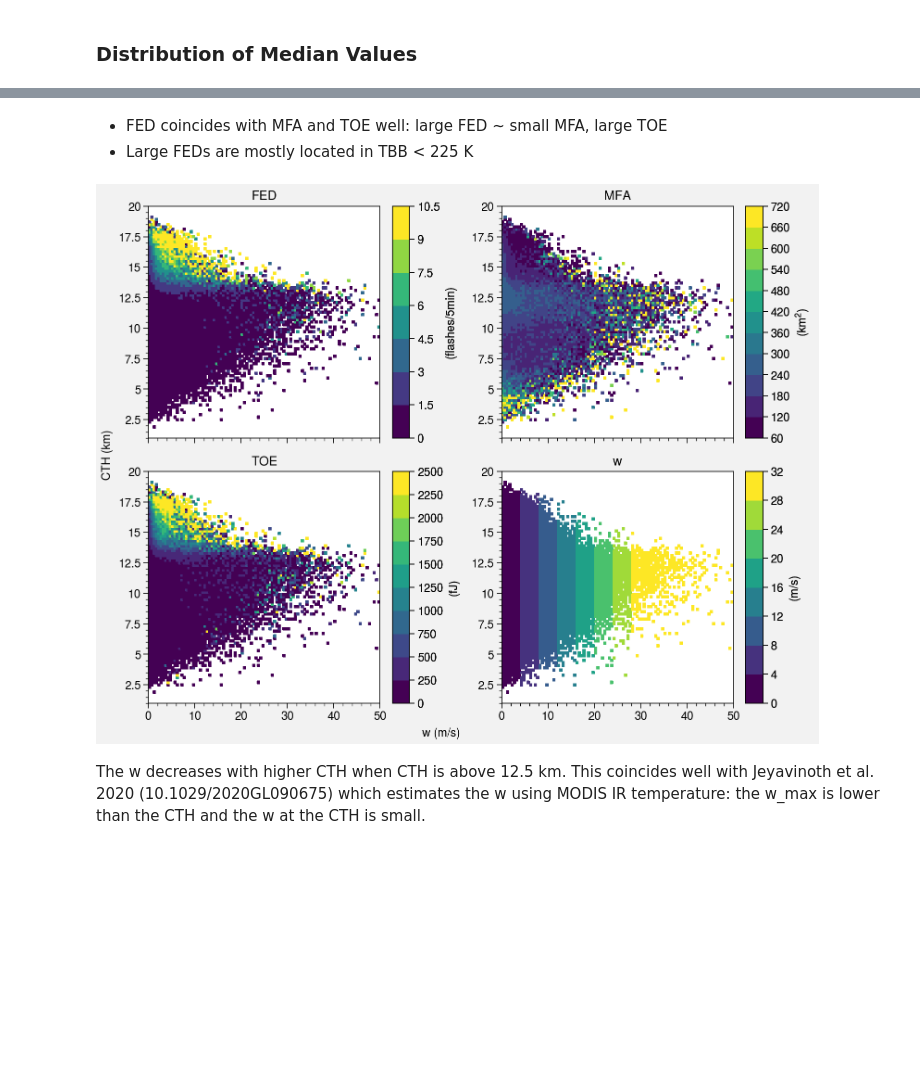
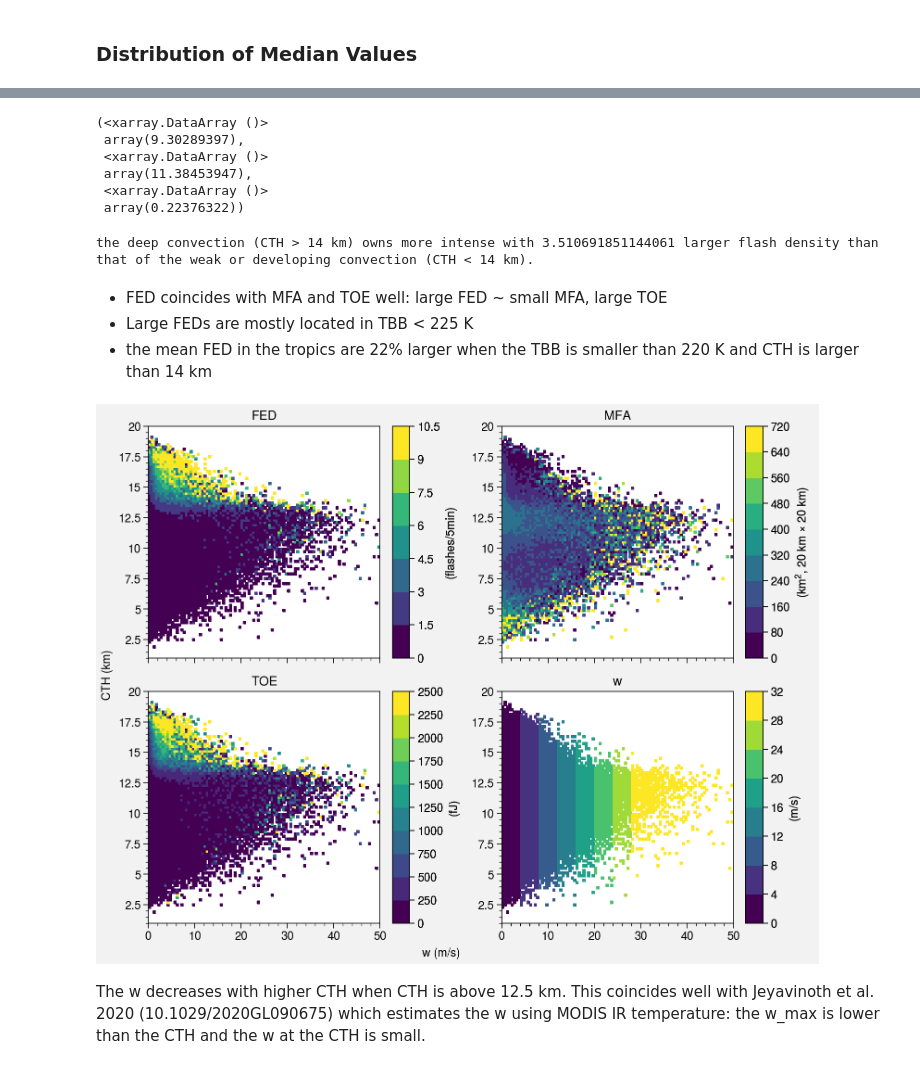
Before and after one commit to zxdawn/Xin_RS_2021_GOES_lightning, a Jupyter notebook: notebooks/relationships.ipynb, the cells around one changed output, grey strips where cells are left out. Saved outputs shown, nothing was run; the diff lists cells and outputs as text; code cells hidden in the pictures; blank space fills up the shorter version.

```diff
--- a/notebooks/relationships.ipynb
+++ b/notebooks/relationships.ipynb
@@ -189,7 +188,7 @@ def plot_stats(ax, x, y, stats, colorbar_label, levels, cmap='viridis',
 fig, axs = plot.subplots(ncols=2, nrows=3, sharey=1)
 
 gml_vars = {'flash_extent_density': ['FED', 'flashes/5min'],
-            'minimum_flash_area': ['MFA', 'km$^2$'],
+            'minimum_flash_area': ['MFA', r'km$^2$, 20 km $\times$ 20 km'],
 #             'average_flash_area': ['AFA', 'km$^2$'],
             'total_energy': ['TOE', 'fJ'],
             'w': ['w', 'm/s'],
@@ -200,6 +199,7 @@ for idx,var in enumerate(gml_vars.items()):
     # stats, cth_edge, tbb_edge = bin_stats(df, relationship='cth-tbb', var_glm=var[0])
     x, y = np.meshgrid(tbb_edge, cth_edge)
     m = axs[idx].pcolormesh(x, y, stats,
+                            vmin=0,
                             vmax=np.nanpercentile(stats, 95),
                             cmap='viridis')
     axs[idx].colorbar([m], label=f'({var[1][1]})', labelsize=12)
@@ -215,16 +215,18 @@ for idx,var in enumerate(gml_vars.items()):
 stats, cth_edge, tbb_edge = bin_stats(df[df['lat']>23.5], relationship='cth-tbb', var_glm='flash_extent_density')
 x, y = np.meshgrid(tbb_edge, cth_edge)
 m = axs[-2].pcolormesh(x, y, stats,
-                   vmax=7.2,
-                   cmap='viridis')
+                       vmin=0,
+                       vmax=7.2,
+                       cmap='viridis')
 axs[-2].colorbar([m], labelsize=12, label='(flashes/5min)')
 axs[-2].format(title='FED (Mid-latitudes)', titlesize=15)
 
 stats, cth_edge, tbb_edge = bin_stats(df[df['lat']<23.5], relationship='cth-tbb', var_glm='flash_extent_density')
 x, y = np.meshgrid(tbb_edge, cth_edge)
 m = axs[-1].pcolormesh(x, y, stats,
-                   vmax=7.2,
-                   cmap='viridis')
+                       vmin=0,
+                       vmax=7.2,
+                       cmap='viridis')
 axs[-1].colorbar([m], labelsize=12, label='(flashes/5min)')
 axs[-1].format(title='FED (Tropics)', titlesize=15)
 
@@ -232,6 +234,10 @@ for ax in axs:
     ax.xaxis.label.set_size(12)
     ax.yaxis.label.set_size(12)
 
-axs.format(abc=True, abcstyle='(a)', abcloc='l', abcsize=12)
+if plot.__version__ > '0.7.0':
+    axs.format(abc='(a)', abcloc='l', abcsize=12)
+else:
+    axs.format(abc=True, abcstyle='(a)', abcloc='l', abcsize=12)
+
 fig.savefig('../figures/cth_tbb_glmvars.png')
 # %% [output]
@@ -239,22 +245,49 @@ fig.savefig('../figures/cth_tbb_glmvars.png')
+# %%
+stats_midlat, _, _ = bin_stats(df[df['lat']>23.5], relationship='cth-tbb', var_glm='flash_extent_density')
+stats_tropic, _, _ = bin_stats(df[df['lat']<23.5], relationship='cth-tbb', var_glm='flash_extent_density')
+
+FED_midlat = xr.DataArray(stats_midlat, dims=['cth', 'tbb'], coords=[cth_edge[1:], tbb_edge[:-1]])
+FED_tropic = xr.DataArray(stats_tropic, dims=['cth', 'tbb'], coords=[cth_edge[1:], tbb_edge[:-1]])
+
+mean_FED_midlat = FED_midlat.where((FED_midlat.cth>14)& (FED_midlat.tbb<200)).mean()
+mean_FED_tropic = FED_tropic.where((FED_tropic.cth>14) & (FED_tropic.tbb<200)).mean()
+
+mean_FED_midlat, mean_FED_tropic, (mean_FED_tropic-mean_FED_midlat)/mean_FED_midlat
+# %% [output]
+(<xarray.DataArray ()>
+ array(9.30289397),
+ <xarray.DataArray ()>
+ array(11.38453947),
+ <xarray.DataArray ()>
+ array(0.22376322))
+# %%
+print('the deep convection (CTH > 14 km) owns more intense with',
+      df[df['HT']>14]['flash_extent_density'].mean()/df[df['HT']<14]['flash_extent_density'].mean(),
+      'larger flash density than that of the weak or developing convection (CTH < 14 km).')
+# %% [output]
+the deep convection (CTH > 14 km) owns more intense with 3.510691851144061 larger flash density than that of the weak or developing convection (CTH < 14 km).
 # %% [markdown]
 - FED coincides with MFA and TOE well: large FED ~ small MFA, large TOE
 - Large FEDs are mostly located in TBB < 225 K
+- the mean FED in the tropics are 22% larger when the TBB is smaller than 220 K and CTH
+is larger than 14 km
 # %%
 fig, axs = plot.subplots(ncols=2, nrows=2, sharey=1)
 
 for idx,var in enumerate(gml_vars.items()):
     stats, cth_edge, w_edge = bin_stats(df, relationship='w-cth', var_glm=var[0])
     x, y = np.meshgrid(w_edge, cth_edge)
     m = axs[idx].pcolormesh(x, y, stats,
+                            vmin=0,
                             vmax=np.nanpercentile(stats, 95),
                             cmap='viridis')
     axs[idx].colorbar([m], label=f'({var[1][1]})')
     axs[idx].format(xlim=(0, 50), xminorticks=2,
                     ylim=(1, 20), yminorticks=0.5,
                     ylabel='CTH (km)', xlabel='w (m/s)',
                     title=var[1][0])
 # %% [output]
-[figure, old version]
+[figure, new version]
 # %% [markdown]
 The w decreases with higher CTH when CTH is above 12.5 km.
 This coincides well with Jeyavinoth et al. 2020 (10.1029/2020GL090675) which estimates the w using MODIS IR temperature:
```
Also changed, not shown: parts of 13 cells of this notebook, 2 other files.
